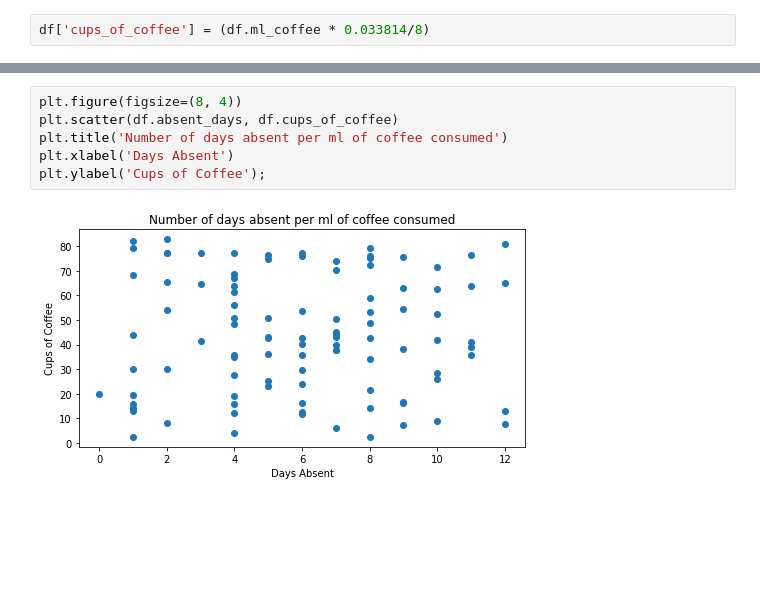
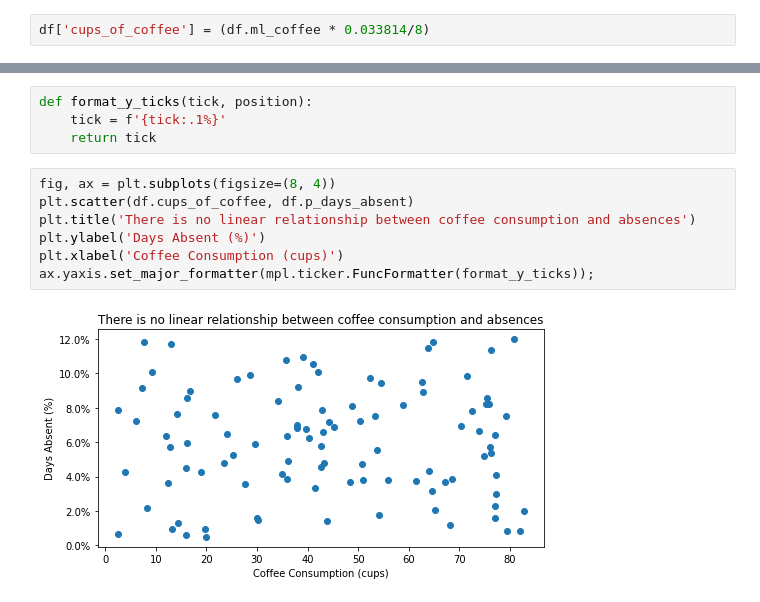
Before and after one commit to Promeos/regression-exercises, a Jupyter notebook: visualization_warmup.ipynb, the cells around one changed output, grey strips where cells are left out. Drawn from its saved outputs; the diff is of its cells as text; blank space fills up the shorter version.

```diff
--- a/visualization_warmup.ipynb
+++ b/visualization_warmup.ipynb
@@ -40,8 +40,13 @@ plt.ylabel('Cups of Coffee');
-# %%
-plt.figure(figsize=(8, 4))
-plt.scatter(df.absent_days, df.cups_of_coffee)
-plt.title('Number of days absent per ml of coffee consumed')
-plt.xlabel('Days Absent')
-plt.ylabel('Cups of Coffee');
-# %% [output]
-[figure, removed]
+# %%
+def format_y_ticks(tick, position):
+    tick = f'{tick:.1%}'
+    return tick
+# %%
+fig, ax = plt.subplots(figsize=(8, 4))
+plt.scatter(df.cups_of_coffee, df.p_days_absent)
+plt.title('There is no linear relationship between coffee consumption and absences')
+plt.ylabel('Days Absent (%)')
+plt.xlabel('Coffee Consumption (cups)')
+ax.yaxis.set_major_formatter(mpl.ticker.FuncFormatter(format_y_ticks));
+# %% [output]
+[figure, added]
```
Also changed, not shown: parts of 2 cells of this notebook.
